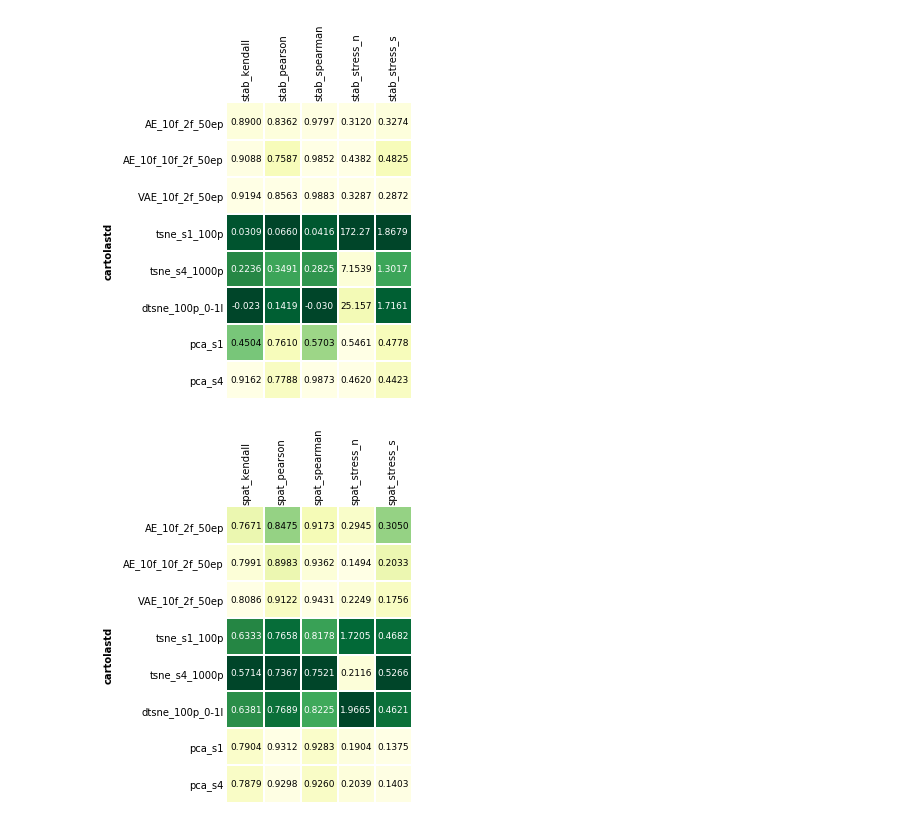
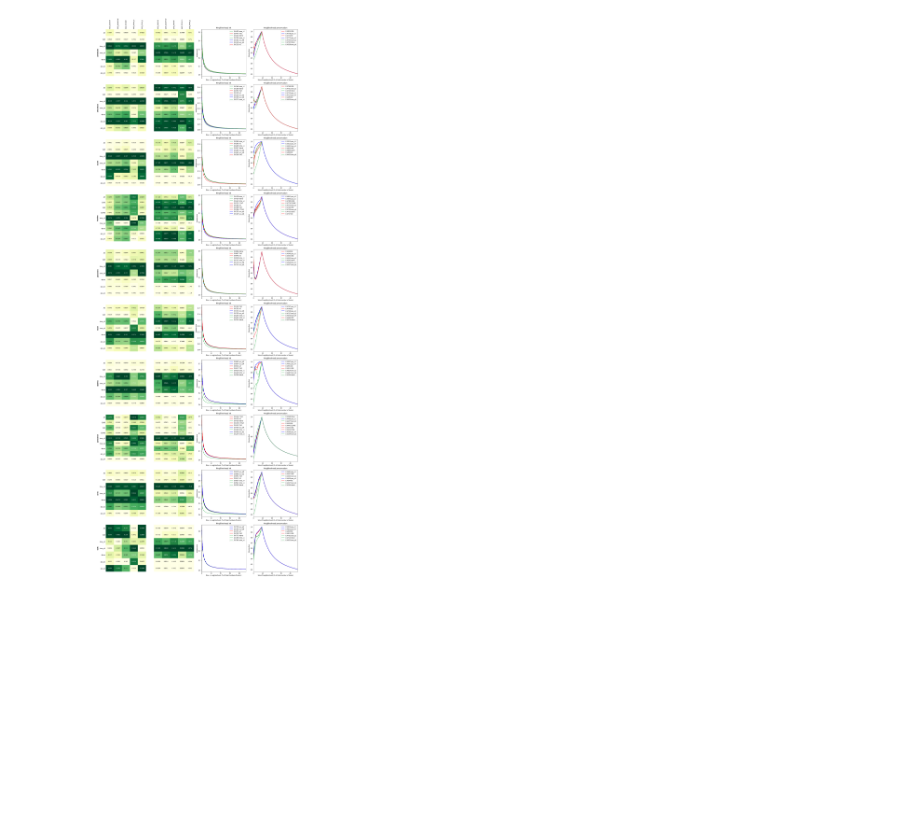
Before and after one commit to EduardoVernier/dynamic-projections, a Jupyter notebook: Plots/plots.ipynb, the cells around one changed output. Saved outputs shown, nothing was run; the diff lists cells and outputs as text; code cells hidden in the pictures; blank space fills up the shorter version.

```diff
--- a/Plots/plots.ipynb
+++ b/Plots/plots.ipynb
@@ -35,0 +9,2 @@ for index in df.index.str.split('_').str[0]:
+# %%
+csv_paths = sorted(glob(results_path + '*'))
@@ -35,0 +44,3 @@ for index in df.index.str.split('_').str[0]:
+# %%
+np_cols = [c for c in df.columns if 'spat_np_' in c]
+np.mean(df[np_cols], axis=1)
@@ -35,0 +165,8 @@ for index in df.index.str.split('_').str[0]:
+# %%
+fig = plt.figure(figsize=(10,5.5))
+ax = fig.add_subplot(111)
+plot_matrix(ax, df, cell_text=True,
+            invert_colormap=['stab_stress_n', 'stab_stress_s', 'spat_stress_n', 'spat_stress_s'])
+fig.tight_layout()
+fig.savefig('Figs/aggregate_matrix.svg')
+# fig.savefig('Figs/all_matrix.png')
@@ -61,3 +208,0 @@ fig.savefig('Raw/{}-np.eps'.format(dataset_id), format='eps')
-# %%
-df = metric_df[[col for col in metric_df.columns if 'spat_nh_' in col][:10]]
-n_timesteps = len(df.columns)
@@ -188,15 +209,31 @@ def plot_matrix(df, shared_cm=True, cell_text=False, invert_colormap=[], title=N
-# %%
-stab_metrics = metric_df[['stab_kendall', 'stab_pearson', 'stab_spearman', 'stab_stress_n', 'stab_stress_s']]
-fig = plot_matrix(stab_metrics, cell_text=True, shared_cm=False,
-                  title=dataset_id, invert_colormap=['stab_stress_n', 'stab_stress_s'])
-fig.savefig('Raw/{}-stabmatrix.eps'.format(dataset_id), format='eps')
-# %% [output]
-[figure, removed]
-# %%
-spat_metrics = metric_df[['spat_kendall', 'spat_pearson', 'spat_spearman', 'spat_stress_n', 'spat_stress_s']]
-fig = plot_matrix(spat_metrics, cell_text=True, shared_cm=False,
-                  title=dataset_id, invert_colormap=['spat_stress_n', 'spat_stress_s'])
-
-fig.savefig('Raw/{}-spatmatrix.eps'.format(dataset_id), format='eps')
-# %% [output]
-[figure, removed]
+# %%
+nrows = len(csv_paths)
+fig, axes = plt.subplots(figsize=(20, nrows*5.5), nrows=nrows, ncols=3,
+                         gridspec_kw={'width_ratios': [2, 1, 1]})
+
+for i, (dataset, df) in enumerate(df_metrics.groupby('dataset')):
+    # Arrange matrix before ploting
+    df = df.set_index('method')
+    if 'C2AE' in df.index:
+        df = df.reindex(['AE', 'C2AE', 'VAE', 'C2VAE', 'tsne_s1', 'tsne_s4', 'dtsne', 'pca_s1', 'pca_s4'])
+    else:
+        df = df.reindex(['AE', 'VAE', 'tsne_s1', 'tsne_s4', 'dtsne', 'pca_s1', 'pca_s4'])
+
+    cols = ['stab_pearson', 'stab_spearman' , 'stab_kendall', 'stab_stress_n', 'stab_stress_s']
+    df_stab = df[cols]
+    cols = ['spat_pearson', 'spat_spearman' , 'spat_kendall', 'spat_stress_n', 'spat_stress_s']
+    df_spat_dists = df[cols]
+    blank = pd.DataFrame(np.zeros((len(df_stab), 1)), index=df_stab.index, columns=[' '])
+    df_d = pd.concat([df_stab, blank, df_spat_dists], axis=1)
+
+    xticks = True if i == 0 else False
+    plot_matrix(axes[i, 0], df_d, title=dataset, cell_text=True, show=False, xticks=xticks,
+                invert_colormap=['stab_stress_n', 'stab_stress_s', 'spat_stress_n', 'spat_stress_s'])
+
+    plot_lines(axes[i, 1], df[nh_cols], 'Neighborhood hit')
+    plot_lines(axes[i, 2], df[np_cols], 'Neighborhood preservation')
+
+fig.tight_layout()
+fig.savefig('Figs/individual_plots.svg')
+# %% [output]
+[figure, added]
```
Also changed, not shown: parts of 19 cells of this notebook, 27 other files.
